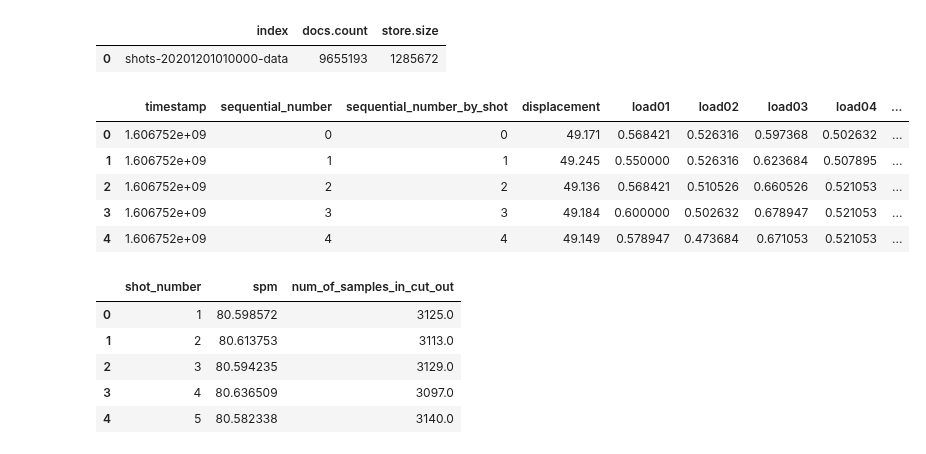
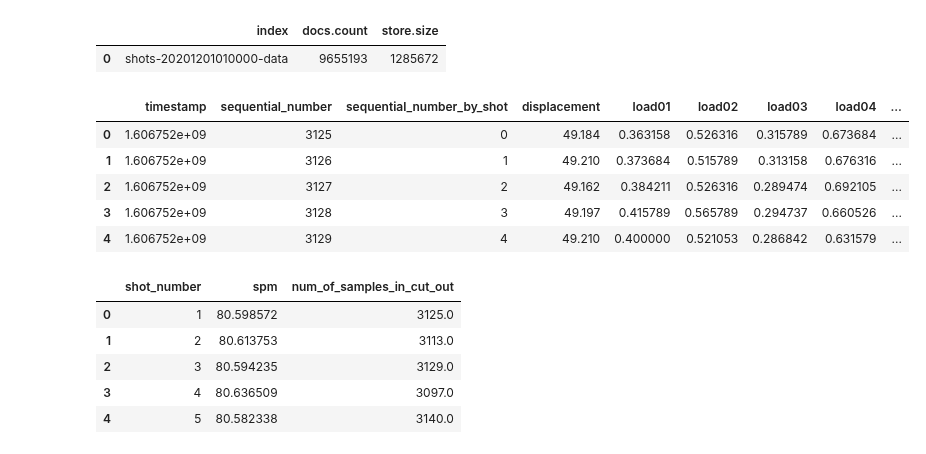
Before and after one commit to ymiyamoto5/data-analysis-platform-bak, a Jupyter notebook: notebooks/analyze.ipynb, the cells around one changed output. Drawn from its saved outputs; the diff is of its cells as text; code cells hidden in the pictures.

```diff
--- a/notebooks/analyze.ipynb
+++ b/notebooks/analyze.ipynb
@@ -44,17 +44,17 @@ shots_meta_index = "shots-" + target + "-meta"
 # %%
 # 最初のショットを取得して確認
 dr = DataReader()
 
-shot_number = 1
+shot_number = 2
 shot_df = dr.read_shot(shots_data_index, shot_number=shot_number)
 shot_df.head()
 # %% [output]
 |  | timestamp | sequential_number | sequential_number_by_shot | displacement | load01 | load02 | load03 | load04 | ... |
-| 0 | 1.606752e+09 | 0 | 0 | 49.171 | 0.568421 | 0.526316 | 0.597368 | 0.502632 | ... |
-| 1 | 1.606752e+09 | 1 | 1 | 49.245 | 0.550000 | 0.526316 | 0.623684 | 0.507895 | ... |
-| 2 | 1.606752e+09 | 2 | 2 | 49.136 | 0.568421 | 0.510526 | 0.660526 | 0.521053 | ... |
-| 3 | 1.606752e+09 | 3 | 3 | 49.184 | 0.600000 | 0.502632 | 0.678947 | 0.521053 | ... |
-| 4 | 1.606752e+09 | 4 | 4 | 49.149 | 0.578947 | 0.473684 | 0.671053 | 0.521053 | ... |
+| 0 | 1.606752e+09 | 3125 | 0 | 49.184 | 0.363158 | 0.526316 | 0.315789 | 0.673684 | ... |
+| 1 | 1.606752e+09 | 3126 | 1 | 49.210 | 0.373684 | 0.515789 | 0.313158 | 0.676316 | ... |
+| 2 | 1.606752e+09 | 3127 | 2 | 49.162 | 0.384211 | 0.526316 | 0.289474 | 0.692105 | ... |
+| 3 | 1.606752e+09 | 3128 | 3 | 49.197 | 0.415789 | 0.565789 | 0.294737 | 0.660526 | ... |
+| 4 | 1.606752e+09 | 3129 | 4 | 49.210 | 0.400000 | 0.521053 | 0.286842 | 0.631579 | ... |
 # %%
 # ショットメタデータを確認
 shots_meta_df = dr.read_shots_meta(shots_meta_index)
```
Also changed, not shown: parts of 8 cells of this notebook, 5 other files.
